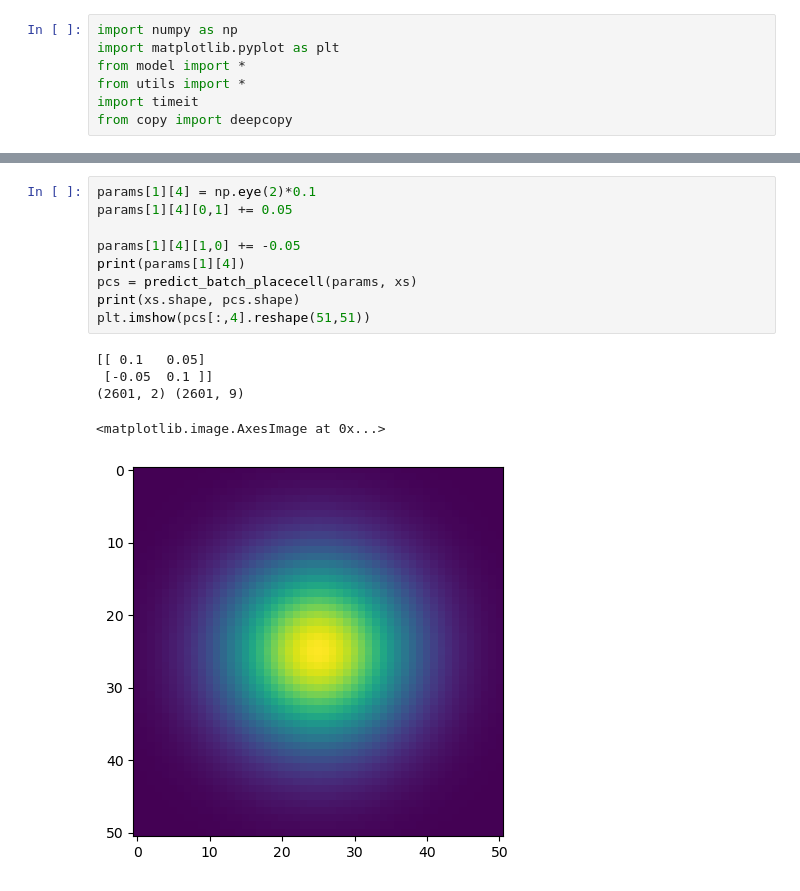
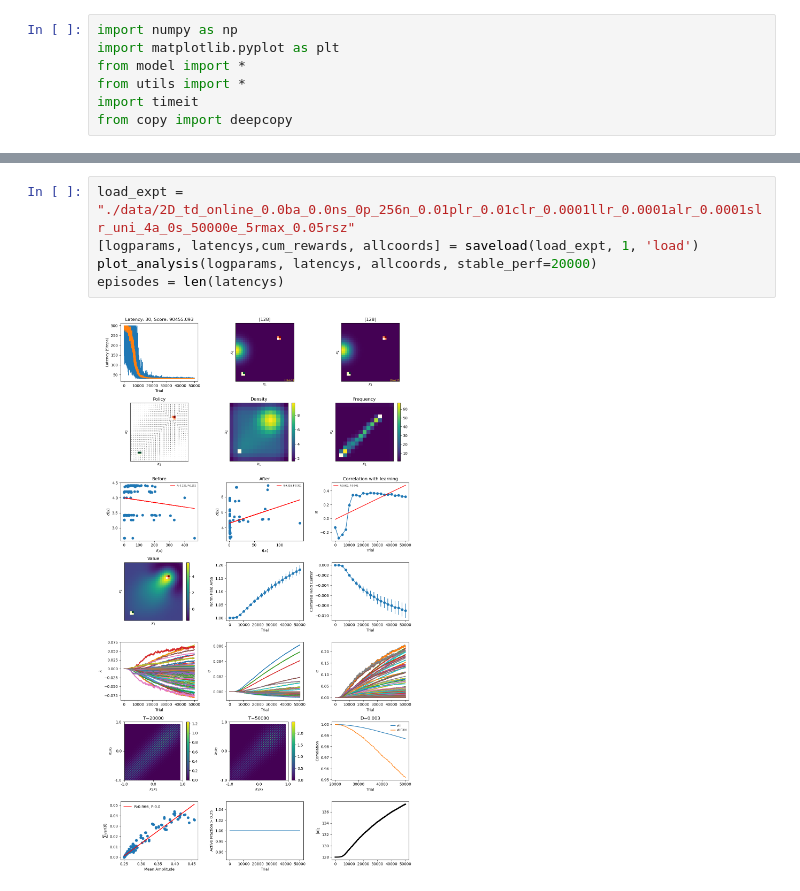
Before and after one commit to mgkumar138/online_pf_learning, a Jupyter notebook: online/2D/analyze.ipynb, the cells around one changed output, grey strips where cells are left out. Cells and saved outputs as stored; diff of their text form.

```diff
--- a/online/2D/analyze.ipynb
+++ b/online/2D/analyze.ipynb
@@ -66,15 +8,7 @@ plt.imshow(pcs[:,4].reshape(51,51))
-# %%
-params[1][4] = np.eye(2)*0.1
-params[1][4][0,1] += 0.05
-
-params[1][4][1,0] += -0.05
-print(params[1][4])
-pcs = predict_batch_placecell(params, xs)
-print(xs.shape, pcs.shape)
-plt.imshow(pcs[:,4].reshape(51,51))
-# %% [output]
-[[ 0.1   0.05]
- [-0.05  0.1 ]]
-(2601, 2) (2601, 9)
-<matplotlib.image.AxesImage at 0x...>
-[figure, removed]
+# %%
+load_expt = "./data/2D_td_online_0.0ba_0.0ns_0p_256n_0.01plr_0.01clr_0.0001llr_0.0001alr_0.0001slr_uni_4a_0s_50000e_5rmax_0.05rsz"
+[logparams, latencys,cum_rewards, allcoords] = saveload(load_expt, 1, 'load')
+plot_analysis(logparams, latencys, allcoords, stable_perf=20000)
+episodes = len(latencys)
+# %% [output]
+[figure, added]
```
Also changed, not shown: parts of 16 cells of this notebook, 8 other files.
